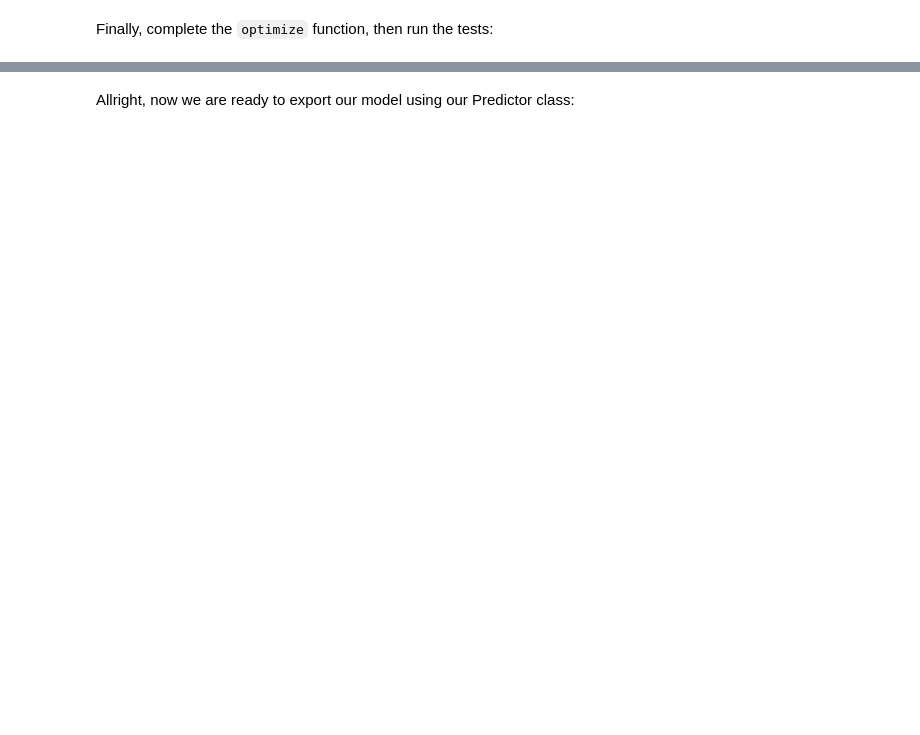
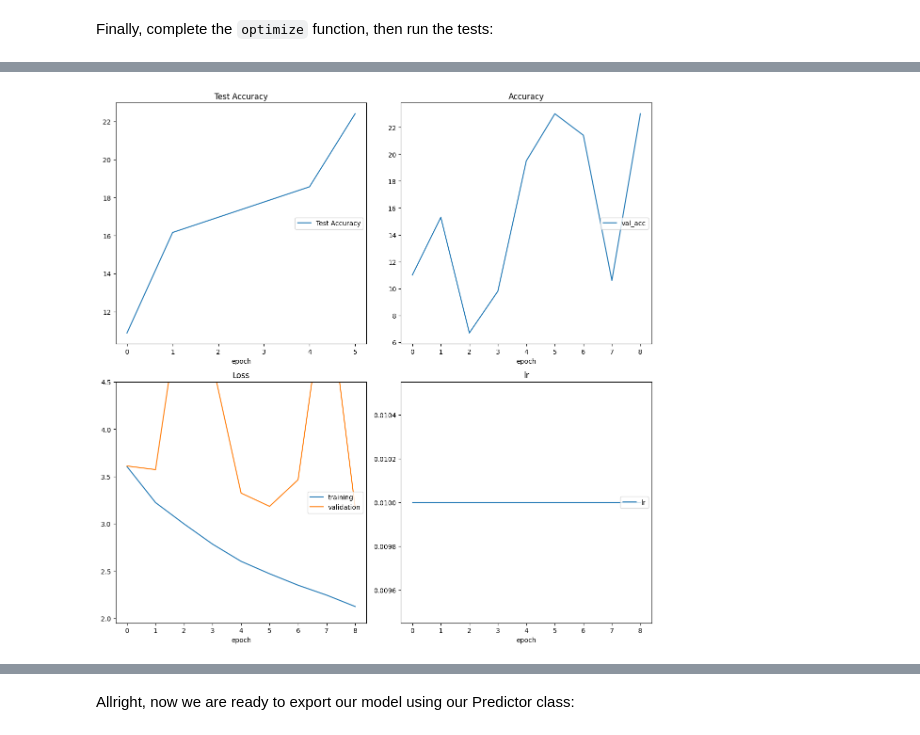
Before and after one commit to DayaAlex/project-3-starter-kit-AWS, a Jupyter notebook: cnn_from_scratch.ipynb, the cells around one changed output, grey strips where cells are left out. Drawn from its saved outputs; the diff is of its cells as text; code cells hidden in the pictures; blank space fills up the shorter version.

Commit message:
fixed on reduced version of resnet50v2 as model arch

```diff
--- a/cnn_from_scratch.ipynb
+++ b/cnn_from_scratch.ipynb
@@ -269,45 +321,62 @@ Let's start by defining a few hyperparameters. Feel free to experiment with diff
 # %%
-batch_size = 32        # size of the minibatch for stochastic gradient descent (or Adam)
+batch_size = 128   # size of the minibatch for stochastic gradient descent (or Adam)
 valid_size = 0.2       # fraction of the training data to reserve for validation
-num_epochs = 50        # number of epochs for training
+num_epochs = 10      # number of epochs for training
 num_classes = 50       # number of classes. Do not change this
-dropout = 0.4          # dropout for our model
+dropout = 0.4         # dropout for our model
 learning_rate = 0.001  # Learning rate for SGD (or Adam)
 opt = 'sgd'            # optimizer. 'sgd' or 'adam'
-weight_decay = 0.0     # regularization. Increase this to combat overfitting
+weight_decay = 0.01     # regularization. Increase this to combat overfitting
 # %%
+import torch
+torch.mps.empty_cache()
+
 from src.data import get_data_loaders
 from src.train import optimize
 from src.optimization import get_optimizer, get_loss
 from src.model import MyModel
 import multiprocessing
 import torch
-
+import torchinfo
 # get the data loaders using batch_size and valid_size defined in the previous
 # cell
 # HINT: do NOT copy/paste the values. Use the variables instead
 # You can set the number of workers equal to the CPU count obtained using `multiprocessing.cpu_count()`.
-data_loaders = # YOUR CODE HERE
+data_loaders = get_data_loaders(
+    batch_size=batch_size,
+    valid_size=valid_size,
+    num_workers=multiprocessing.cpu_count(),
+)
 
 # instance model MyModel with num_classes and drouput defined in the previous
 # cell
-model = # YOUR CODE HERE
+model = MyModel(num_classes=num_classes,dropout=dropout)
+
+torchinfo.summary(model, input_size=(1,3, 224, 224), verbose=2)
 
 # Optionally, you can load your previous saved model here
 
 # Get the optimizer using get_optimizer and the model you just created, the learning rate,
 # the optimizer and the weight decay specified in the previous cell
-optimizer = # YOUR CODE HERE
+optimizer = get_optimizer(
+    model=model,
+    optimizer=opt,
+    learning_rate=learning_rate,
+    momentum=0.5,
+    weight_decay=weight_decay,
+
+)
 
 # Get the loss using get_loss
-loss = # YOUR CODE HERE
-
+loss = get_loss(use_cuda=True)
 optimize(
     data_loaders,
     model,
     optimizer,
     loss,
     n_epochs=num_epochs,
     save_path="checkpoints/best_val_loss.pt",
     interactive_tracking=True
 )
+# %% [output]
+[figure, added]
```
Also changed, not shown: parts of 21 cells of this notebook, 12 other files.
